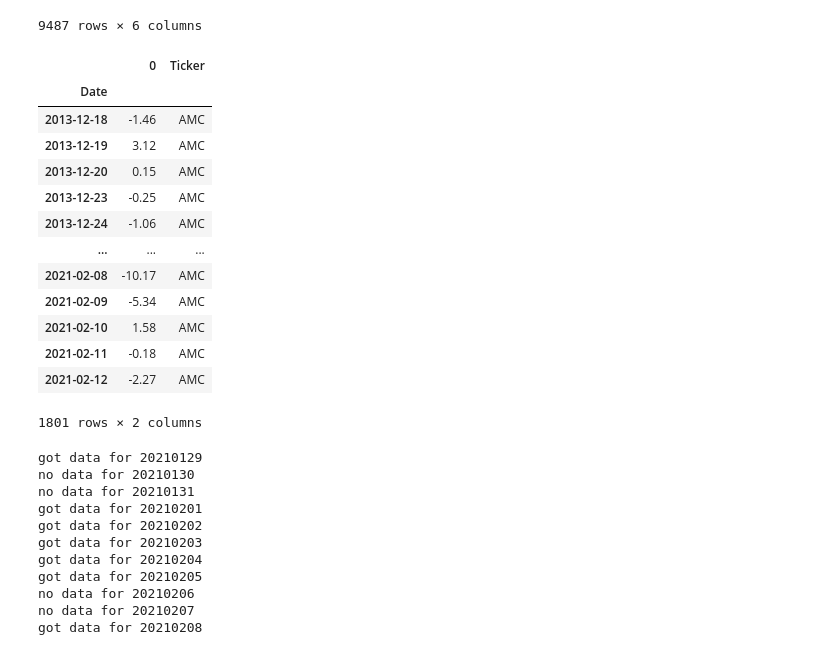
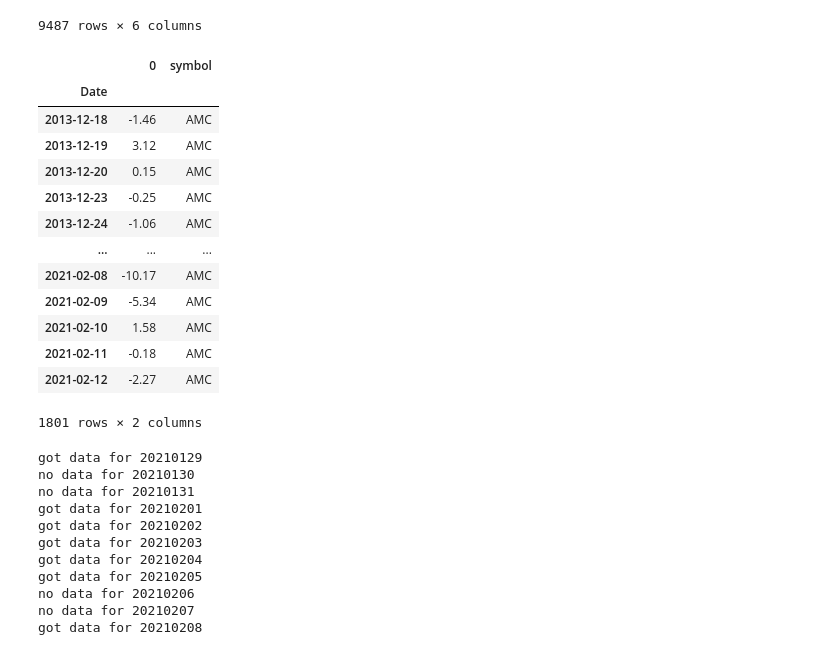
Before and after one commit to AmateurAcademic/WSB-President-Wolfe-Hypothesis, a Jupyter notebook: WebScraping/Data-Prep.ipynb, the cells around one changed output. Drawn from its saved outputs; the diff is of its cells as text; code cells hidden in the pictures.

```diff
--- a/WebScraping/Data-Prep.ipynb
+++ b/WebScraping/Data-Prep.ipynb
@@ -25,19 +26,23 @@ CNMSshvol_df
 # %%
 def calculate_change(start, end):
   return round(((end - start)/start)*100, 2)
 
 #this needs to be converted to an array (should be okay because yfticker takes arrays as an arg)
 ticker = 'AMC'
 
 open_price = yf.Ticker(ticker).history(period='max')['Open']
 close_price = yf.Ticker(ticker).history(period='max')['Close']
 df = calculate_change(open_price,close_price)
-dataframe=pd.DataFrame(df)
-dataframe['Ticker']=ticker
+day_to_day=pd.DataFrame(df)
+day_to_day['symbol']=ticker
 
-dataframe
+
+
+
+
+day_to_day
 # %% [output]
-|  | 0 | Ticker |
+|  | 0 | symbol |
 | Date |  |  |
 | 2013-12-18 | -1.46 | AMC |
 | 2013-12-19 | 3.12 | AMC |
```
Also changed, not shown: parts of 9 cells of this notebook.
